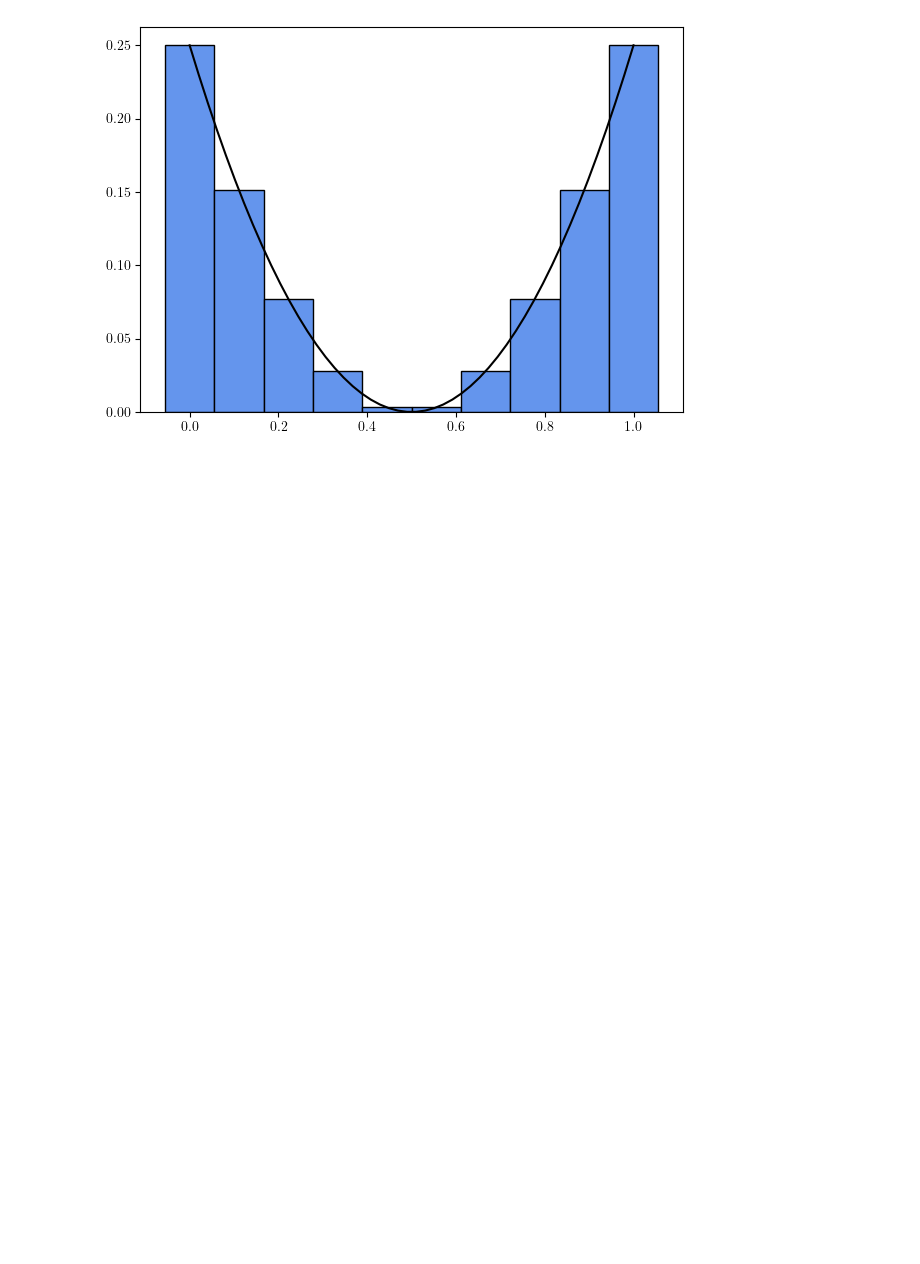
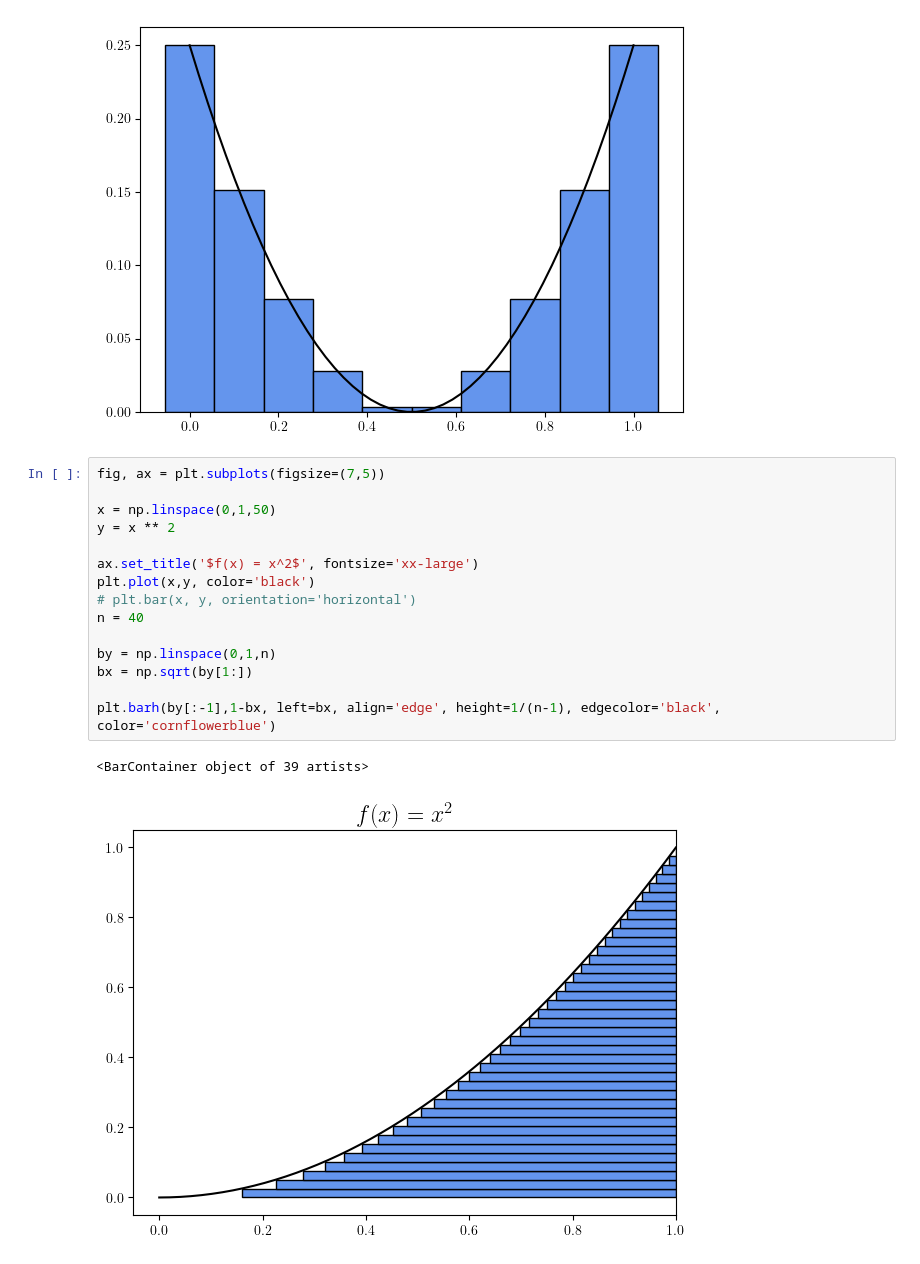
Before and after one commit to cjsoltermann/MAT347Presentation, a Jupyter notebook: figureNotebook.ipynb, the cells around one changed output. Cells and saved outputs as stored; diff of their text form; blank space fills up the shorter version.

```diff
--- a/figureNotebook.ipynb
+++ b/figureNotebook.ipynb
@@ -136,3 +136,21 @@ ax.bar(bx,by, width=1/9, color='cornflowerblue', edgecolor='black')
 # %% [output]
 <BarContainer object of 10 artists>
 [figure]
+# %%
+fig, ax = plt.subplots(figsize=(7,5))
+
+x = np.linspace(0,1,50)
+y = x ** 2
+
+ax.set_title('$f(x) = x^2$', fontsize='xx-large')
+plt.plot(x,y, color='black')
+# plt.bar(x, y, orientation='horizontal')
+n = 40
+
+by = np.linspace(0,1,n)
+bx = np.sqrt(by[1:])
+
+plt.barh(by[:-1],1-bx, left=bx, align='edge', height=1/(n-1), edgecolor='black', color='cornflowerblue')
+# %% [output]
+<BarContainer object of 39 artists>
+[figure, added]
```
Also changed, not shown: parts of 3 cells of this notebook, 6 other files.
